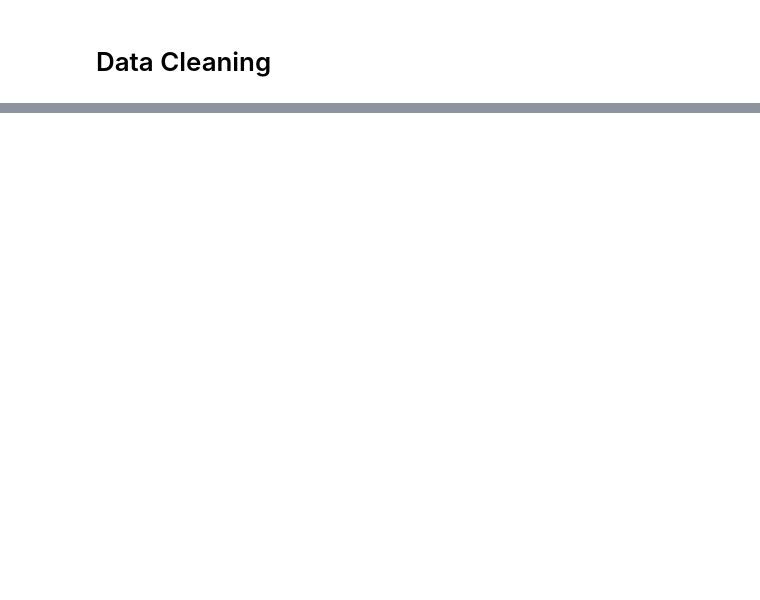
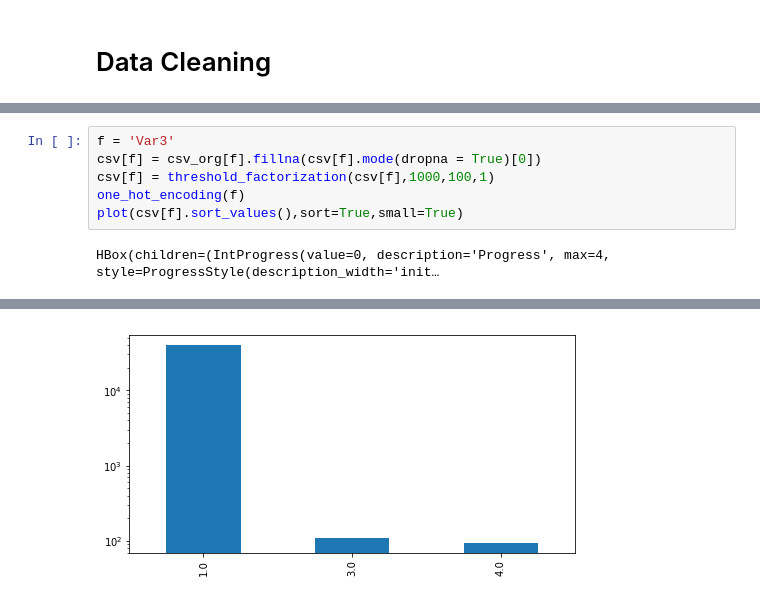
Before and after one commit to mateuszdorobek/Machine-Learning-Classification, a Jupyter notebook: data_extraction.ipynb, the cells around one changed output, grey strips where cells are left out. Saved outputs shown, nothing was run; the diff lists cells and outputs as text; blank space fills up the shorter version.

```diff
--- a/data_extraction.ipynb
+++ b/data_extraction.ipynb
@@ -241,0 +172,8 @@ print(max(nans))
+# %%
+f = 'Var3'
+csv[f] = csv_org[f].fillna(csv[f].mode(dropna = True)[0])
+csv[f] = threshold_factorization(csv[f],1000,100,1)
+one_hot_encoding(f)
+plot(csv[f].sort_values(),sort=True,small=True)
+# %% [output]
+HBox(children=(IntProgress(value=0, description='Progress', max=4, style=ProgressStyle(description_width='init…
@@ -241,0 +184 @@ print(max(nans))
+[figure, added]
```
Also changed, not shown: parts of 39 cells of this notebook.
